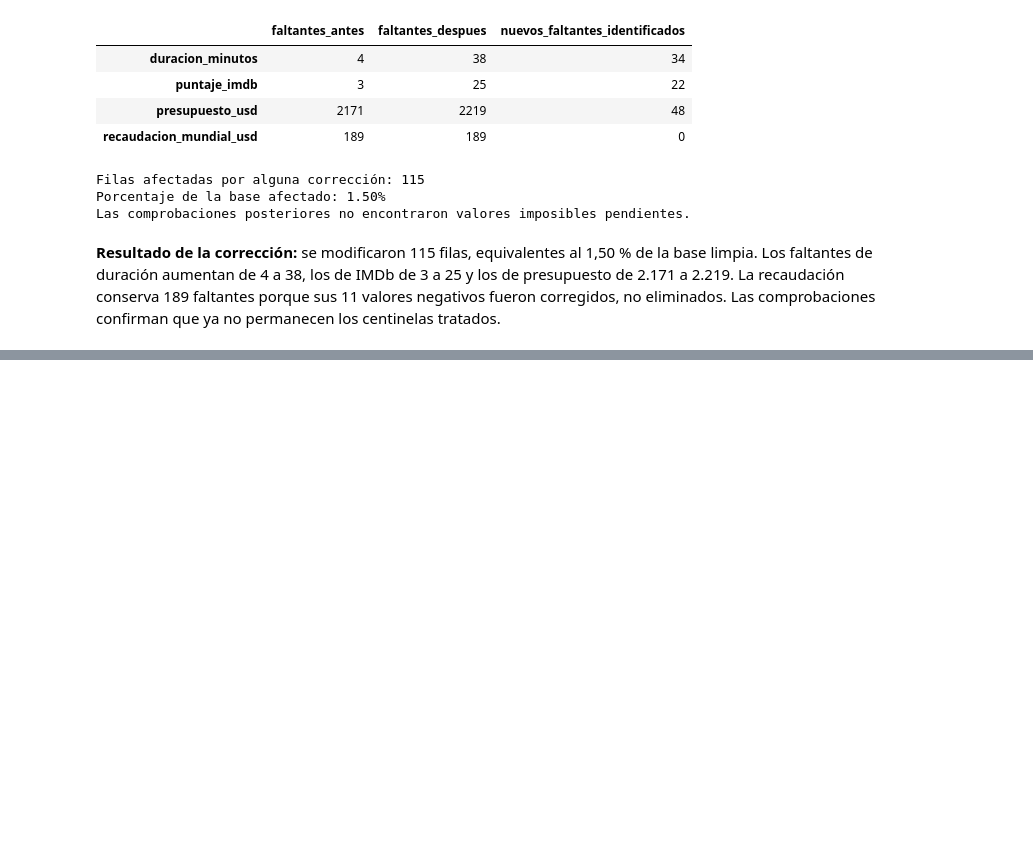
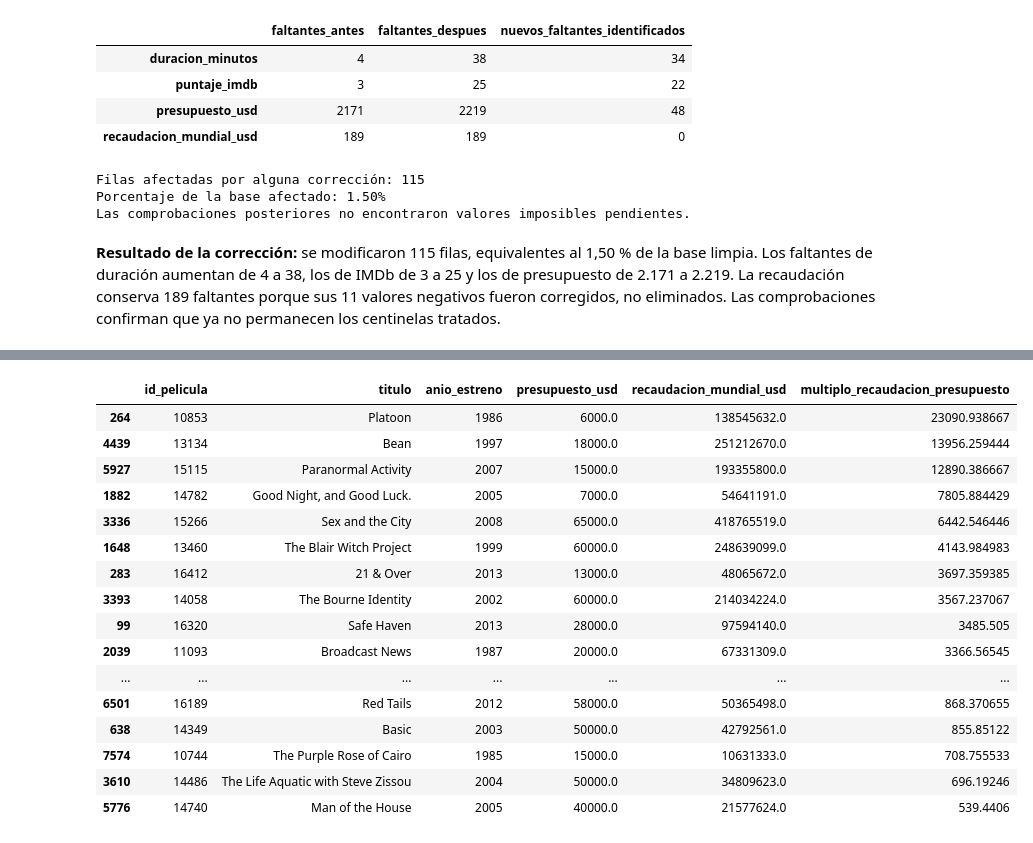
Before and after one commit to alvareezvicente-code/Vicente-Alvarez-programacion-analitica-2, a Jupyter notebook: notebooks/analisis.ipynb, the cells around one changed output, grey strips where cells are left out. Cells and saved outputs as stored; diff of their text form; code cells hidden in the pictures; blank space fills up the shorter version.

Commit message:
Detectar presupuestos en otra escala

```diff
--- a/notebooks/analisis.ipynb
+++ b/notebooks/analisis.ipynb
@@ -602,0 +607,42 @@ Las comprobaciones posteriores no encontraron valores imposibles pendientes.
+# %%
+peliculas_limpias["multiplo_recaudacion_presupuesto"] = (
+    peliculas_limpias["recaudacion_mundial_usd"]
+    / peliculas_limpias["presupuesto_usd"]
+)
+
+candidatas_otra_escala = peliculas_limpias.loc[
+    (peliculas_limpias["presupuesto_usd"] < 100_000)
+    & (peliculas_limpias["recaudacion_mundial_usd"] > 10_000_000)
+    & (peliculas_limpias["multiplo_recaudacion_presupuesto"] > 500)
+].copy()
+
+columnas_escala = [
+    "id_pelicula",
+    "titulo",
+    "anio_estreno",
+    "presupuesto_usd",
+    "recaudacion_mundial_usd",
+    "multiplo_recaudacion_presupuesto",
+]
+
+candidatas_otra_escala[columnas_escala].sort_values(
+    "multiplo_recaudacion_presupuesto", ascending=False
+)
+# %% [output]
+|  | id_pelicula | titulo | anio_estreno | presupuesto_usd | recaudacion_mundial_usd | multiplo_recaudacion_presupuesto |
+| 264 | 10853 | Platoon | 1986 | 6000.0 | 138545632.0 | 23090.938667 |
+| 4439 | 13134 | Bean | 1997 | 18000.0 | 251212670.0 | 13956.259444 |
+| 5927 | 15115 | Paranormal Activity | 2007 | 15000.0 | 193355800.0 | 12890.386667 |
+| 1882 | 14782 | Good Night, and Good Luck. | 2005 | 7000.0 | 54641191.0 | 7805.884429 |
+| 3336 | 15266 | Sex and the City | 2008 | 65000.0 | 418765519.0 | 6442.546446 |
+| 1648 | 13460 | The Blair Witch Project | 1999 | 60000.0 | 248639099.0 | 4143.984983 |
+| 283 | 16412 | 21 & Over | 2013 | 13000.0 | 48065672.0 | 3697.359385 |
+| 3393 | 14058 | The Bourne Identity | 2002 | 60000.0 | 214034224.0 | 3567.237067 |
+| 99 | 16320 | Safe Haven | 2013 | 28000.0 | 97594140.0 | 3485.505 |
+| 2039 | 11093 | Broadcast News | 1987 | 20000.0 | 67331309.0 | 3366.56545 |
+| ... | ... | ... | ... | ... | ... | ... |
+| 6501 | 16189 | Red Tails | 2012 | 58000.0 | 50365498.0 | 868.370655 |
+| 638 | 14349 | Basic | 2003 | 50000.0 | 42792561.0 | 855.85122 |
+| 7574 | 10744 | The Purple Rose of Cairo | 1985 | 15000.0 | 10631333.0 | 708.755533 |
+| 3610 | 14486 | The Life Aquatic with Steve Zissou | 2004 | 50000.0 | 34809623.0 | 696.19246 |
+| 5776 | 14740 | Man of the House | 2005 | 40000.0 | 21577624.0 | 539.4406 |
```
Also changed, not shown: parts of 5 cells of this notebook.
